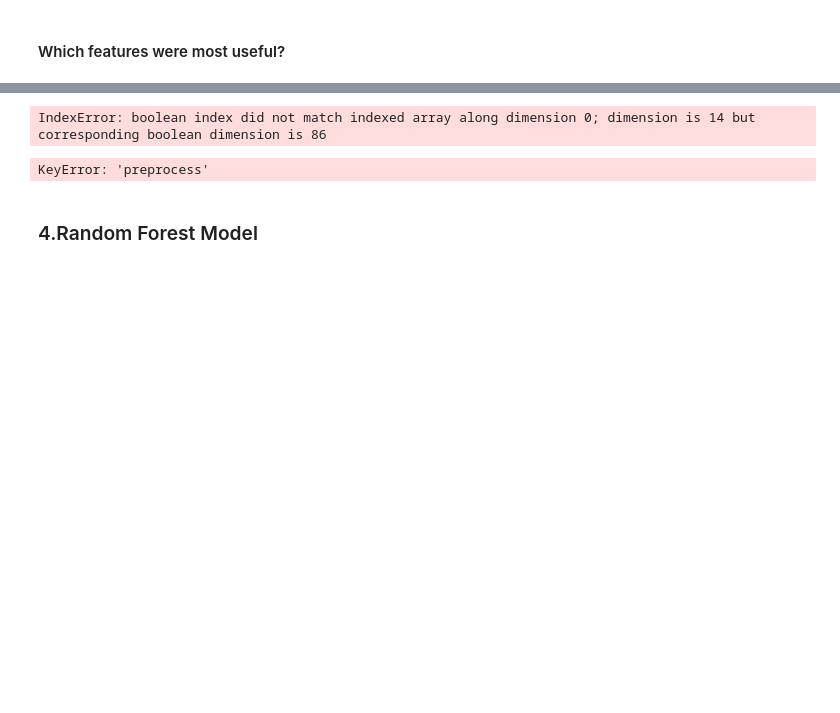
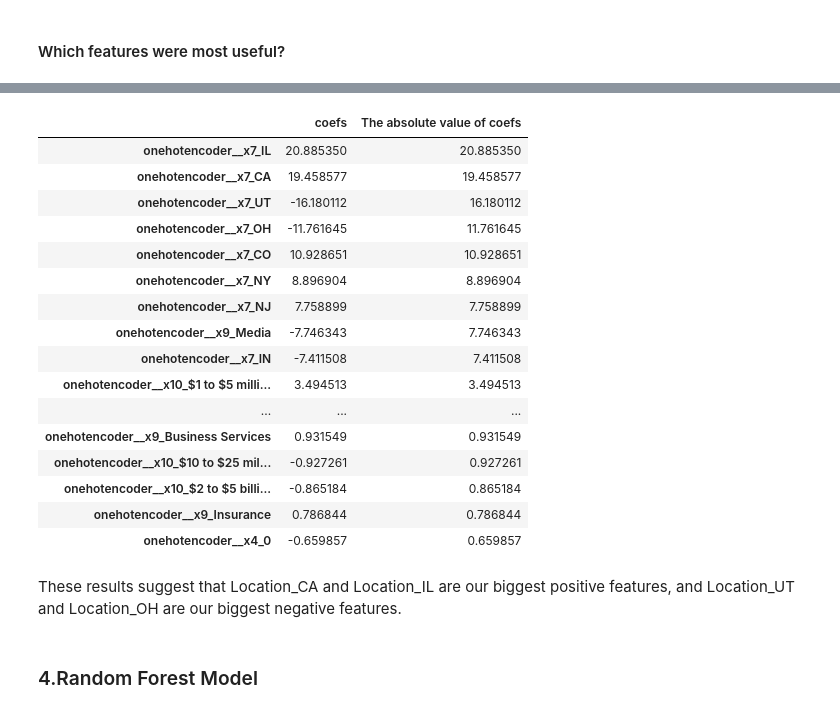
Before and after one commit to abbybby/CapstoneTwo_JobSalaryPrediction, a Jupyter notebook: Modeling.ipynb, the cells around one changed output, grey strips where cells are left out. Cells and saved outputs as stored; diff of their text form; code cells hidden in the pictures; blank space fills up the shorter version.

```diff
--- a/Modeling.ipynb
+++ b/Modeling.ipynb
@@ -258,11 +246,0 @@ df.shape
-# %%
-# Get the linear model coefficients
-coefs = lr_grid_cv.best_estimator_.named_steps.linearregression.coef_
-features = X_train.columns[selected]
-#pd.Series(coefs, index=features).sort_values(ascending=False) #abs
-# %% [output]
-IndexError: boolean index did not match indexed array along dimension 0; dimension is 14 but corresponding boolean dimension is 86
-# %%
-pipe_k.named_steps['preprocess'][1].named_steps['onehot'].get_feature_names(categorical_features)
-# %% [output]
-KeyError: 'preprocess'
@@ -269,3 +322,29 @@ KeyError: 'preprocess'
+# %%
+lasso_coefs = best_lasso_pipe.named_steps.lasso.coef_
+# %%
+# Display the top 30 most important features selected by lasso and thier correspnding coefficients
+pd.DataFrame({'coefs':lasso_coefs,'The absolute value of coefs':abs(lasso_coefs)},
+             index=get_feature_names(preprocess)).sort_values('The absolute value of coefs',ascending=False).head(30)
+# %% [output]
+|  | coefs | The absolute value of coefs |
+| onehotencoder__x7_IL | 20.885350 | 20.885350 |
+| onehotencoder__x7_CA | 19.458577 | 19.458577 |
+| onehotencoder__x7_UT | -16.180112 | 16.180112 |
+| onehotencoder__x7_OH | -11.761645 | 11.761645 |
+| onehotencoder__x7_CO | 10.928651 | 10.928651 |
+| onehotencoder__x7_NY | 8.896904 | 8.896904 |
+| onehotencoder__x7_NJ | 7.758899 | 7.758899 |
+| onehotencoder__x9_Media | -7.746343 | 7.746343 |
+| onehotencoder__x7_IN | -7.411508 | 7.411508 |
+| onehotencoder__x10_$1 to $5 milli... | 3.494513 | 3.494513 |
+| ... | ... | ... |
+| onehotencoder__x9_Business Services | 0.931549 | 0.931549 |
+| onehotencoder__x10_$10 to $25 mil... | -0.927261 | 0.927261 |
+| onehotencoder__x10_$2 to $5 billi... | -0.865184 | 0.865184 |
+| onehotencoder__x9_Insurance | 0.786844 | 0.786844 |
+| onehotencoder__x4_0 | -0.659857 | 0.659857 |
+# %% [markdown]
+These results suggest that Location_CA and Location_IL are our biggest positive features, and Location_UT and Location_OH are our biggest negative features.
 # %% [markdown]
 ### 4.Random Forest Model
 # %%
```
Also changed, not shown: parts of 48 cells of this notebook.
